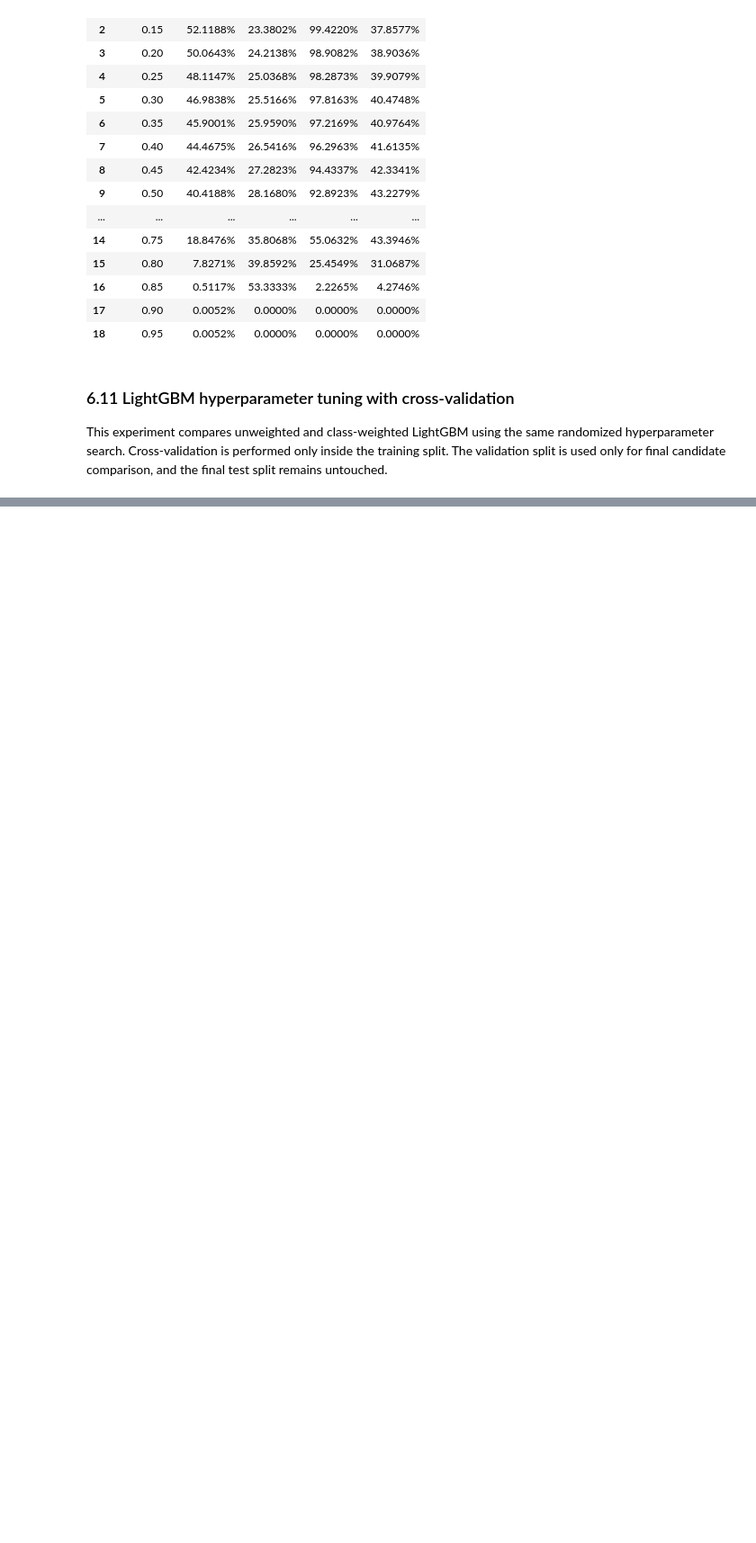
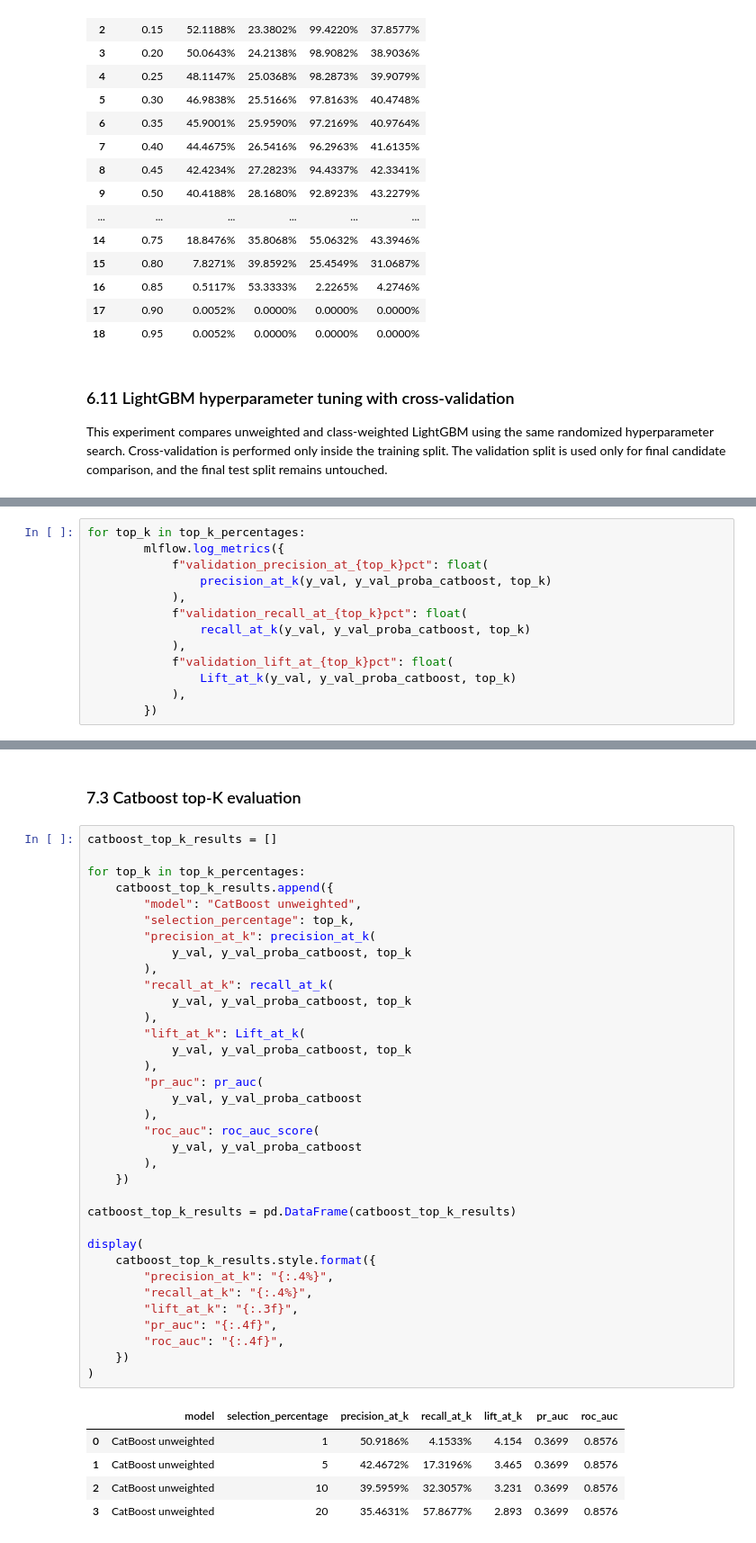
Before and after one commit to Youngboy01/vehicle-Insurance, a Jupyter notebook: notebooks/experimentation_v2.ipynb, the cells around one changed output, grey strips where cells are left out. Shown at 90% size. Cells and saved outputs as stored; diff of their text form; blank space fills up the shorter version.

```diff
--- a/notebooks/experimentation_v2.ipynb
+++ b/notebooks/experimentation_v2.ipynb
@@ -1163,0 +1267,13 @@ Completed class_weighted; MLflow run ID: 543aea08aecd43ee89e5ca66dbf57816
+# %%
+for top_k in top_k_percentages:
+        mlflow.log_metrics({
+            f"validation_precision_at_{top_k}pct": float(
+                precision_at_k(y_val, y_val_proba_catboost, top_k)
+            ),
+            f"validation_recall_at_{top_k}pct": float(
+                recall_at_k(y_val, y_val_proba_catboost, top_k)
+            ),
+            f"validation_lift_at_{top_k}pct": float(
+                Lift_at_k(y_val, y_val_proba_catboost, top_k)
+            ),
+        })
@@ -1163,0 +1295,43 @@ Completed class_weighted; MLflow run ID: 543aea08aecd43ee89e5ca66dbf57816
+# %% [markdown]
+### 7.3 Catboost top-K evaluation
+# %%
+catboost_top_k_results = []
+
+for top_k in top_k_percentages:
+    catboost_top_k_results.append({
+        "model": "CatBoost unweighted",
+        "selection_percentage": top_k,
+        "precision_at_k": precision_at_k(
+            y_val, y_val_proba_catboost, top_k
+        ),
+        "recall_at_k": recall_at_k(
+            y_val, y_val_proba_catboost, top_k
+        ),
+        "lift_at_k": Lift_at_k(
+            y_val, y_val_proba_catboost, top_k
+        ),
+        "pr_auc": pr_auc(
+            y_val, y_val_proba_catboost
+        ),
+        "roc_auc": roc_auc_score(
+            y_val, y_val_proba_catboost
+        ),
+    })
+
+catboost_top_k_results = pd.DataFrame(catboost_top_k_results)
+
+display(
+    catboost_top_k_results.style.format({
+        "precision_at_k": "{:.4%}",
+        "recall_at_k": "{:.4%}",
+        "lift_at_k": "{:.3f}",
+        "pr_auc": "{:.4f}",
+        "roc_auc": "{:.4f}",
+    })
+)
+# %% [output]
+|  | model | selection_percentage | precision_at_k | recall_at_k | lift_at_k | pr_auc | roc_auc |
+| 0 | CatBoost unweighted | 1 | 50.9186% | 4.1533% | 4.154 | 0.3699 | 0.8576 |
+| 1 | CatBoost unweighted | 5 | 42.4672% | 17.3196% | 3.465 | 0.3699 | 0.8576 |
+| 2 | CatBoost unweighted | 10 | 39.5959% | 32.3057% | 3.231 | 0.3699 | 0.8576 |
+| 3 | CatBoost unweighted | 20 | 35.4631% | 57.8677% | 2.893 | 0.3699 | 0.8576 |
```
Also changed, not shown: parts of 29 cells of this notebook, 4 other files.
